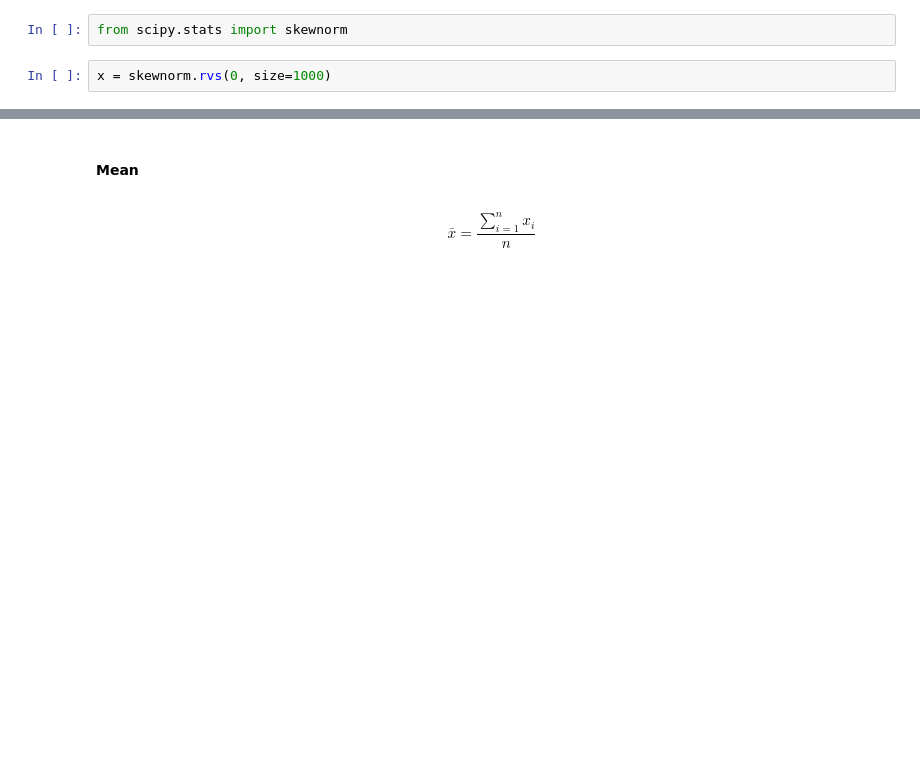
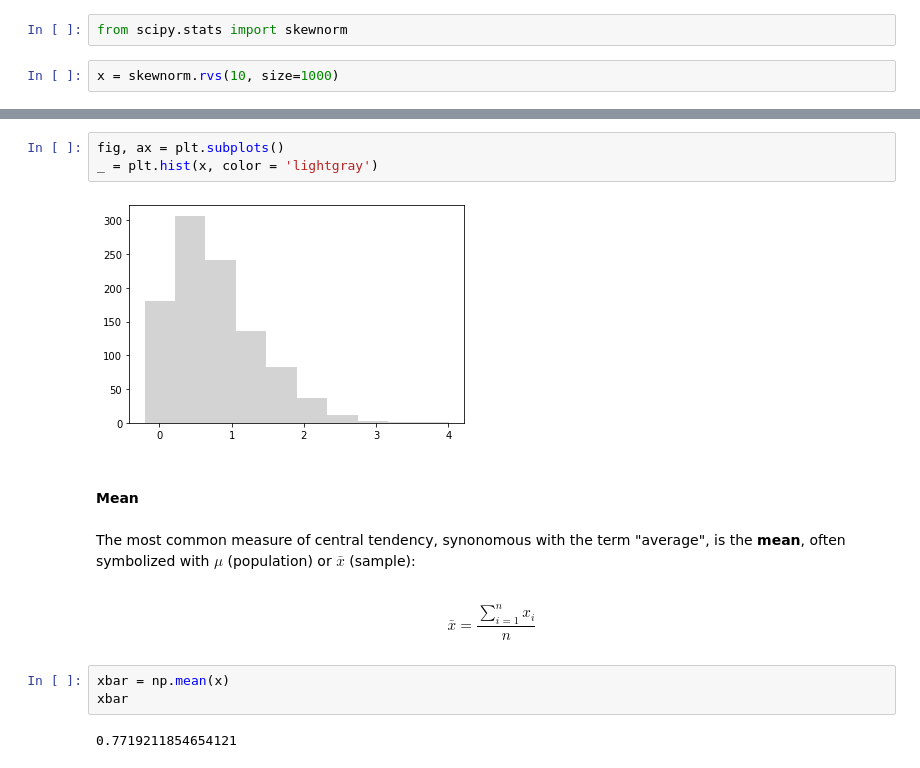
Before and after one commit to jonkrohn/ML-foundations, a Jupyter notebook: notebooks/6-statistics.ipynb, the cells around one changed output, grey strips where cells are left out. Cells and saved outputs as stored; diff of their text form; blank space fills up the shorter version.

```diff
--- a/notebooks/6-statistics.ipynb
+++ b/notebooks/6-statistics.ipynb
@@ -60,4 +65,4 @@ import matplotlib.pyplot as plt
 # %%
 from scipy.stats import skewnorm
 # %%
-x = skewnorm.rvs(0, size=1000)
+x = skewnorm.rvs(10, size=1000)
@@ -64,4 +76,16 @@ x = skewnorm.rvs(0, size=1000)
+# %%
+fig, ax = plt.subplots()
+_ = plt.hist(x, color = 'lightgray')
+# %% [output]
+[figure, added]
 # %% [markdown]
 #### Mean
+# %% [markdown]
+The most common measure of central tendency, synonomous with the term "average", is the **mean**, often symbolized with $\mu$ (population) or $\bar{x}$ (sample):
 # %% [markdown]
 $$ \bar{x} = \frac{\sum_{i=1}^n x_i}{n} $$
+# %%
+xbar = np.mean(x)
+xbar
+# %% [output]
+0.7719211854654121
```
Also changed, not shown: parts of 66 cells of this notebook.
